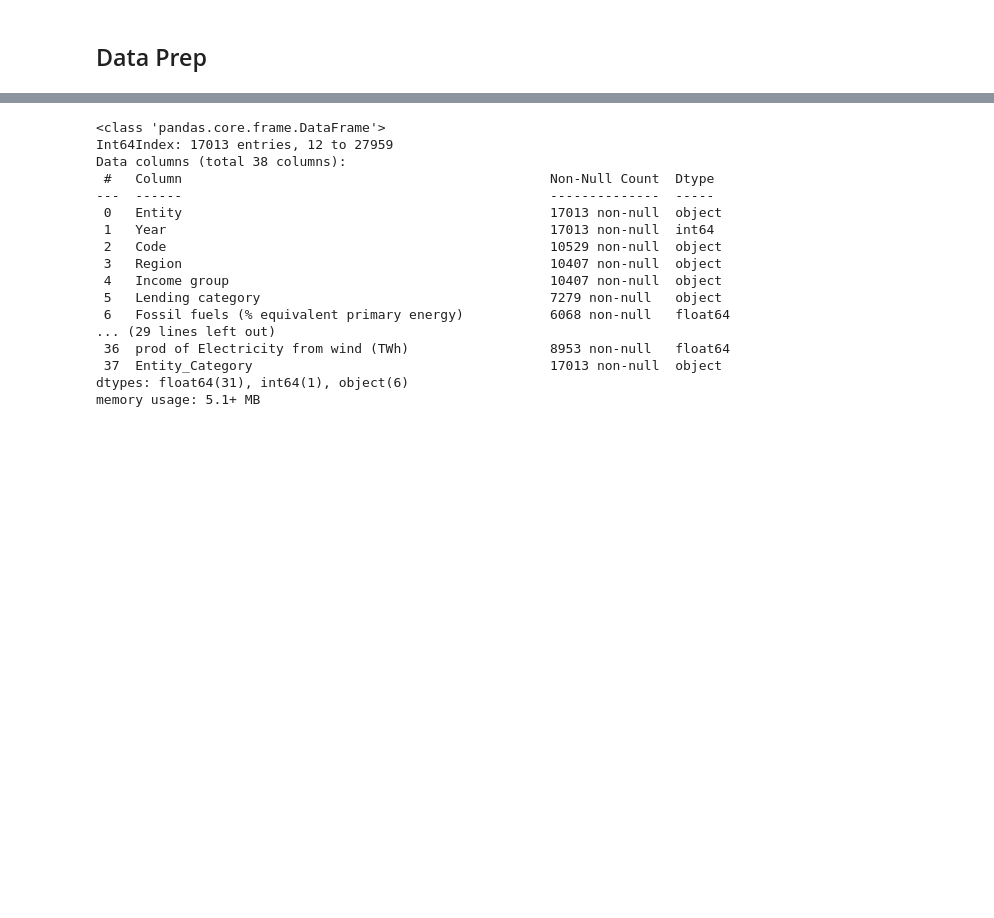
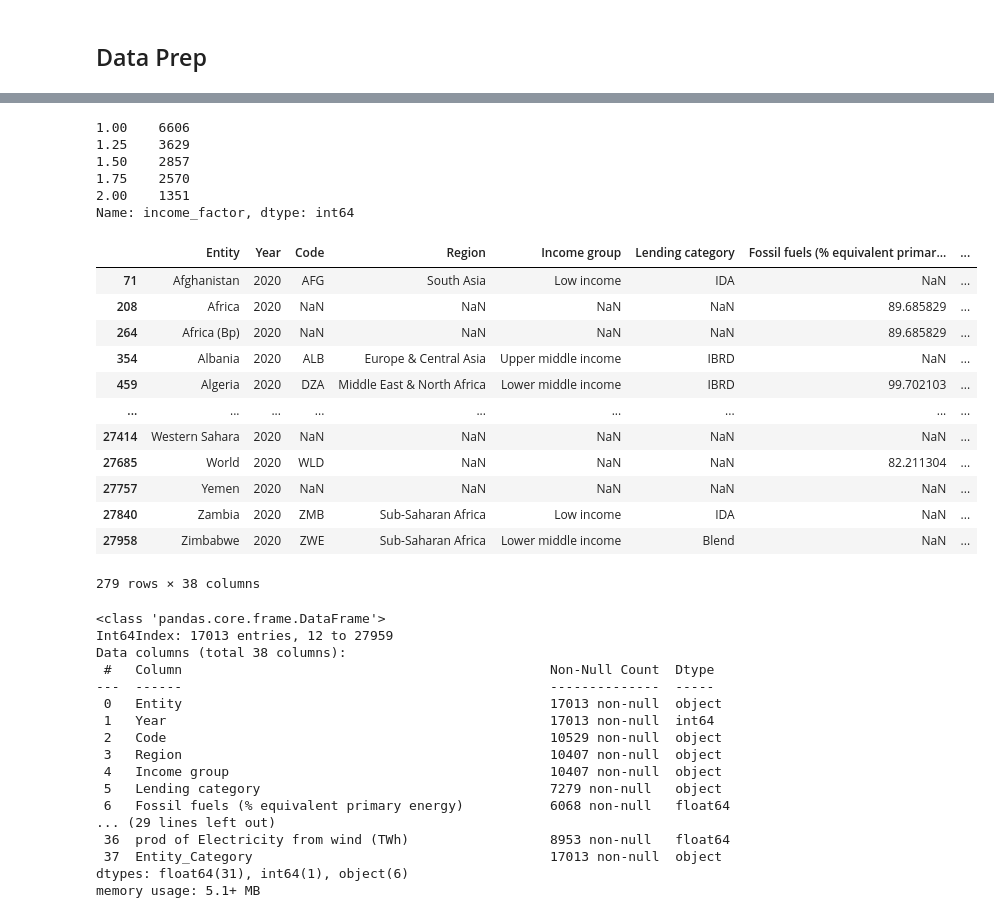
Before and after one commit to Etisaal-Intelligence/global_yearly_metrics_visualizer, a Jupyter notebook: 2_viz_notebooks/V2_map_viz.ipynb, the cells around one changed output, grey strips where cells are left out. Drawn from its saved outputs; the diff is of its cells as text; code cells hidden in the pictures; blank space fills up the shorter version.

Commit message:
Add files via upload
Added prioritization score calculations

```diff
--- a/2_viz_notebooks/V2_map_viz.ipynb
+++ b/2_viz_notebooks/V2_map_viz.ipynb
@@ -82,0 +183,15 @@ df_original = pd.read_csv(file_name)
+# %%
+def income_group_mapping(text):
+    if text == "High income":
+        return 1.25
+    if text == "Upper middle income":
+        return 1.5
+    if text == "Lower middle income":
+        return 1.75
+    if text == "Low income":
+        return 2
+    return 1
+# %%
+df_original["income_factor"] = df_original["Income group"].apply(lambda x: income_group_mapping(x))
+# %%
+df_original["prioritization_score"] = df_original["Annual CO2 emissions"] * df_original["Land area (sq. km)"] * df_original["income_factor"]
@@ -83,3 +229,32 @@ df_original = pd.read_csv(file_name)
+# %%
+df_original["income_factor"].value_counts(dropna=False)
+# %% [output]
+1.00    6606
+1.25    3629
+1.50    2857
+1.75    2570
+2.00    1351
+Name: income_factor, dtype: int64
+# %%
+df_original.query("Year == 2020")
+
+## Land area (sq. km)
+## Annual CO2 emissions
+## Income group
+# %% [output]
+|  | Entity | Year | Code | Region | Income group | Lending category | Fossil fuels (% equivalent primar... | ... |
+| 71 | Afghanistan | 2020 | AFG | South Asia | Low income | IDA | NaN | ... |
+| 208 | Africa | 2020 | NaN | NaN | NaN | NaN | 89.685829 | ... |
+| 264 | Africa (Bp) | 2020 | NaN | NaN | NaN | NaN | 89.685829 | ... |
+| 354 | Albania | 2020 | ALB | Europe & Central Asia | Upper middle income | IBRD | NaN | ... |
+| 459 | Algeria | 2020 | DZA | Middle East & North Africa | Lower middle income | IBRD | 99.702103 | ... |
+| ... | ... | ... | ... | ... | ... | ... | ... | ... |
+| 27414 | Western Sahara | 2020 | NaN | NaN | NaN | NaN | NaN | ... |
+| 27685 | World | 2020 | WLD | NaN | NaN | NaN | 82.211304 | ... |
+| 27757 | Yemen | 2020 | NaN | NaN | NaN | NaN | NaN | ... |
+| 27840 | Zambia | 2020 | ZMB | Sub-Saharan Africa | Low income | IDA | NaN | ... |
+| 27958 | Zimbabwe | 2020 | ZWE | Sub-Saharan Africa | Lower middle income | Blend | NaN | ... |
+279 rows × 38 columns
 # %%
 df_original = df_original.loc[
     (df_original['Year'] > year_range[0])
```
Also changed, not shown: parts of 19 cells of this notebook.
